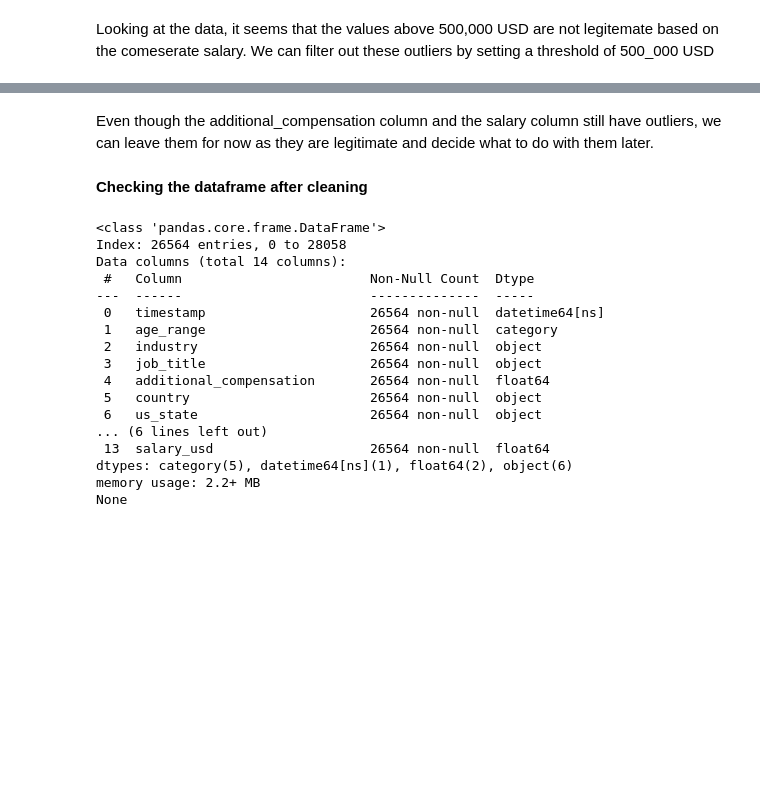
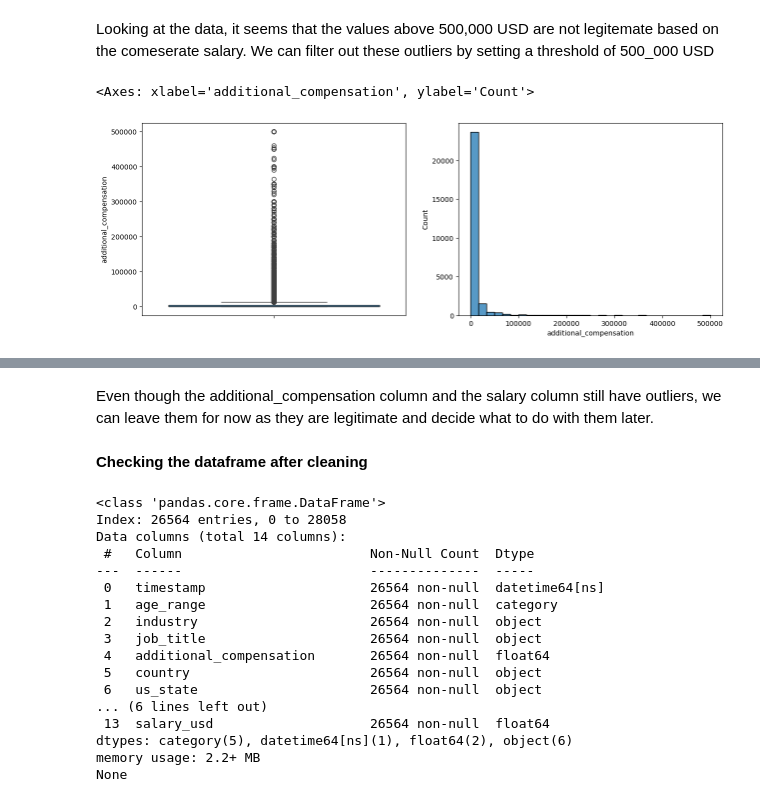
Before and after one commit to idowujames/Manager-Salary-Survey-2021-, a Jupyter notebook: notebooks/2.0-ji-second-cleaning.ipynb, the cells around one changed output, grey strips where cells are left out. Drawn from its saved outputs; the diff is of its cells as text; code cells hidden in the pictures; blank space fills up the shorter version.

Commit message:
Refactored the second cleaning notebook and saved some figures

```diff
--- a/notebooks/2.0-ji-second-cleaning.ipynb
+++ b/notebooks/2.0-ji-second-cleaning.ipynb
@@ -254,3 +254,14 @@ df[df['additional_compensation'] > 500_000]
 Looking at the data, it seems that the values above 500,000 USD are not legitemate based on the comeserate salary. We can filter out these outliers by setting a threshold of 500_000 USD
 # %%
 df = df[df['additional_compensation'] <= 500_000]
+# %%
+# Checking for outlier in the salary column
+fig, (ax1,ax2) = plt.subplots(1,2, figsize=(15, 5))
+sns.boxplot(y=df['additional_compensation'], ax=ax1)
+
+# Making a histogram using logscale to see the distribution of the salary column
+# sns.histplot(np.log(df['salary_usd']), bins=30, ax=ax2)
+sns.histplot(df['additional_compensation'], bins=30, ax=ax2)
+# %% [output]
+<Axes: xlabel='additional_compensation', ylabel='Count'>
+[figure, added]
```
Also changed, not shown: parts of 3 cells of this notebook, 2 other files.
